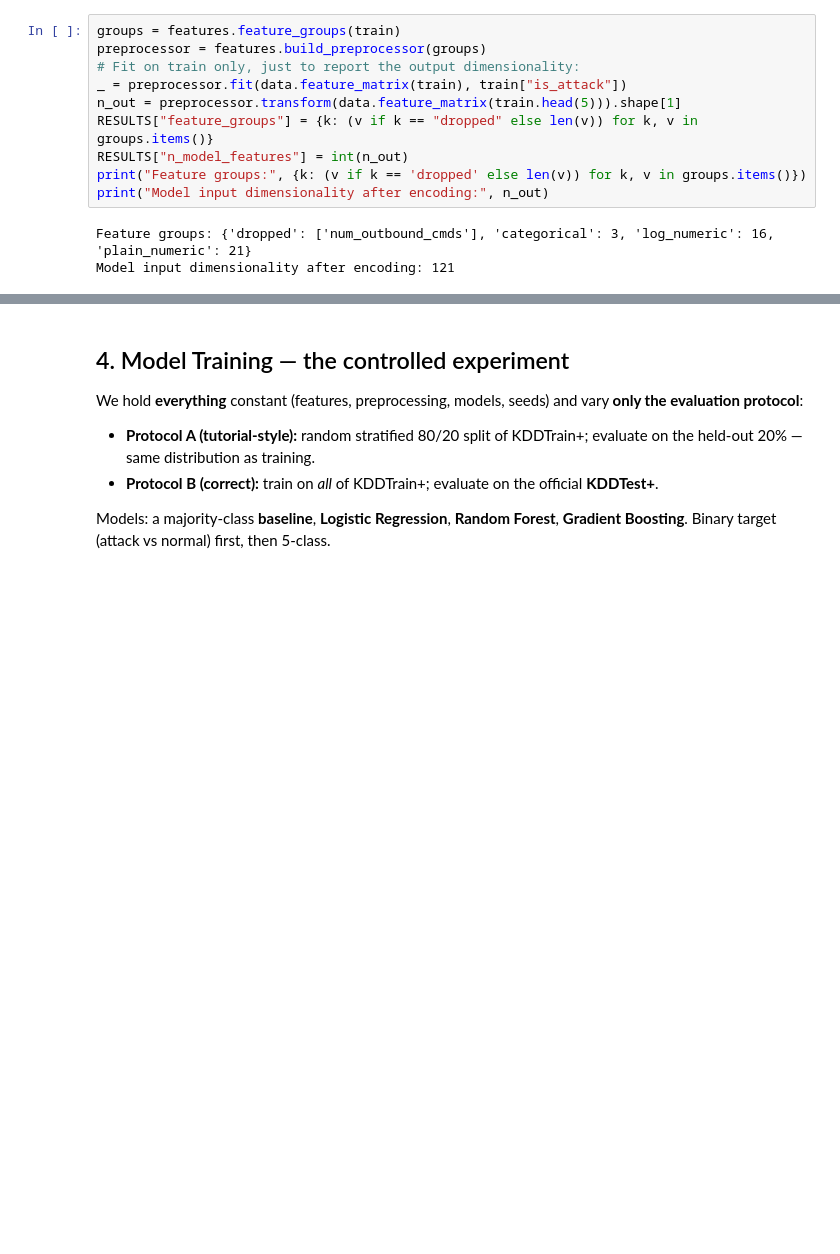
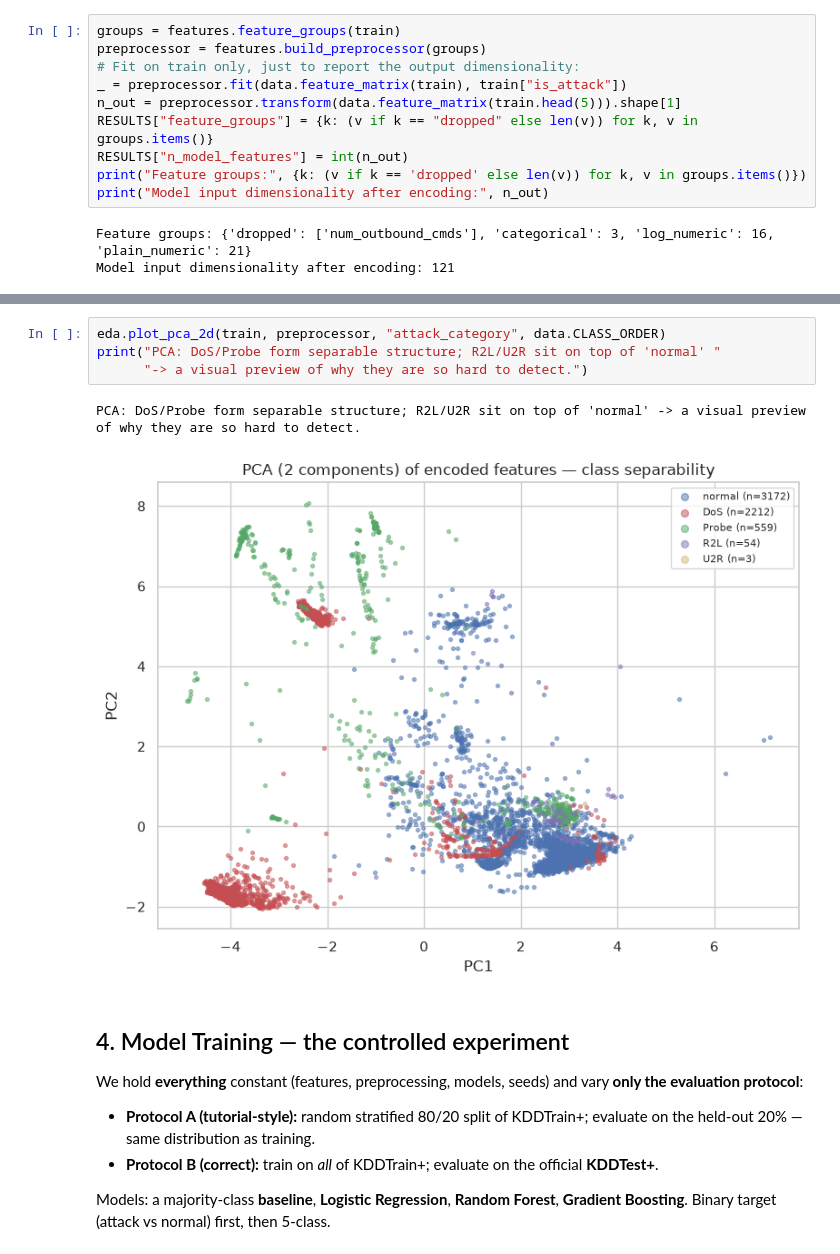
Before and after one commit to yosefshanaa/DataCyber, a Jupyter notebook: notebooks/analysis.ipynb, the cells around one changed output, grey strips where cells are left out. Drawn from its saved outputs; the diff is of its cells as text; blank space fills up the shorter version.

```diff
--- a/notebooks/analysis.ipynb
+++ b/notebooks/analysis.ipynb
@@ -289,3 +343,10 @@ Model input dimensionality after encoding: 121
+# %%
+eda.plot_pca_2d(train, preprocessor, "attack_category", data.CLASS_ORDER)
+print("PCA: DoS/Probe form separable structure; R2L/U2R sit on top of 'normal' "
+      "-> a visual preview of why they are so hard to detect.")
+# %% [output]
+PCA: DoS/Probe form separable structure; R2L/U2R sit on top of 'normal' -> a visual preview of why they are so hard to detect.
+[figure, added]
 # %% [markdown]
 ## 4. Model Training — the controlled experiment
 
```
Also changed, not shown: parts of 7 cells of this notebook, 6 other files.
